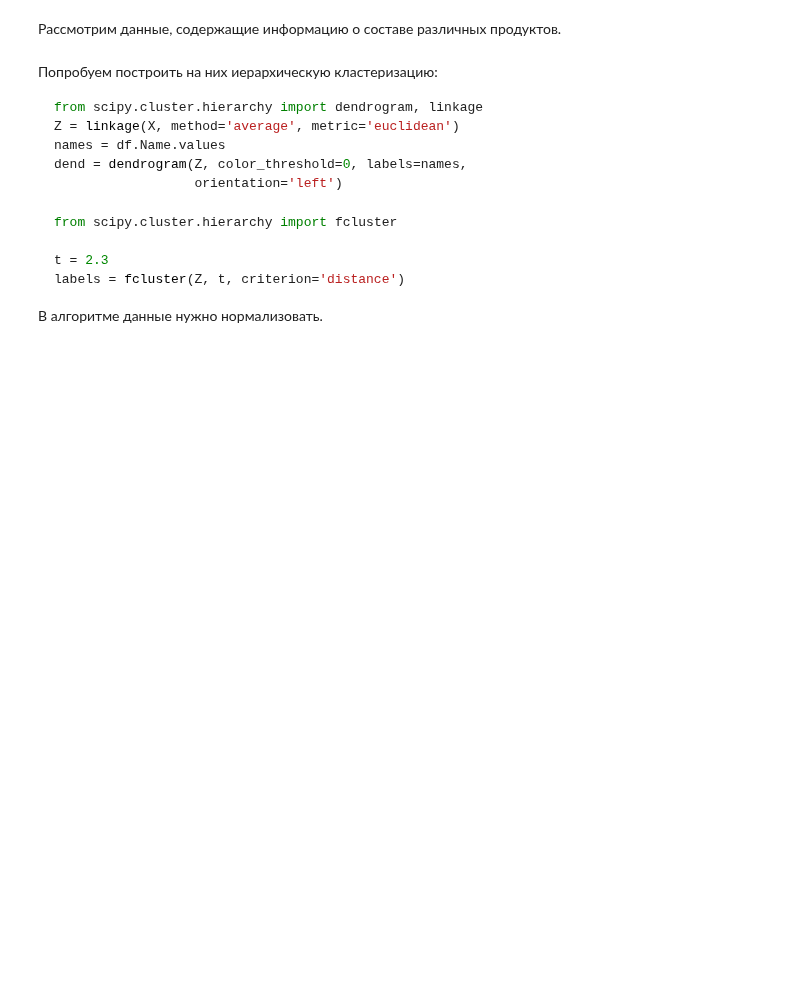
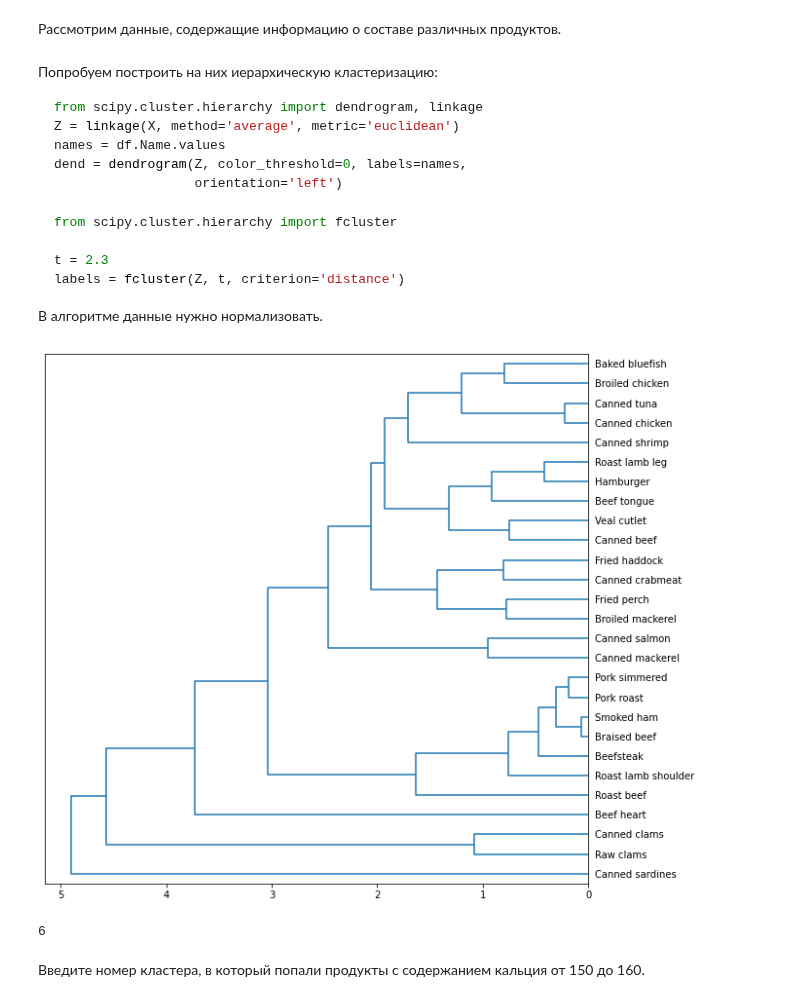
Before and after one commit to IvanovDmitryV/skillfactory_rds, a Jupyter notebook: Unit_7/Draft_ML_7.ipynb, the cells around one changed output. Saved outputs shown, nothing was run; the diff lists cells and outputs as text; code cells hidden in the pictures; blank space fills up the shorter version.

```diff
--- a/Unit_7/Draft_ML_7.ipynb
+++ b/Unit_7/Draft_ML_7.ipynb
@@ -332,7 +333,7 @@ dendrogram(Z, leaf_rotation=90.);
 # %% [markdown]
 Рассмотрим данные, содержащие информацию о составе различных продуктов.
 # %%
-data = pd.read_csv('./Unit_7_data/food.csv',sep=' ')
+food = pd.read_csv('./Unit_7_data/food.csv',sep=' ')
 # %% [markdown]
 Попробуем построить на них иерархическую кластеризацию:
 
@@ -352,0 +356,24 @@ labels = fcluster(Z, t, criterion='distance')
+# %%
+scaler = StandardScaler()
+feats = ['Energy','Protein','Fat','Calcium','Iron']
+XXX = food.copy()
+
+XXX[feats] = scaler.fit_transform(XXX[feats])
+# %%
+Z = linkage(XXX[feats], method='average', metric='euclidean')
+names = food.Name.values
+dend = dendrogram(Z, color_threshold=0, labels=names,
+                  orientation='left')
+# %% [output]
+[figure, added]
+# %%
+from scipy.cluster.hierarchy import fcluster
+
+t = 2.3
+labels = fcluster(Z, t, criterion='distance')
+
+len(np.unique(labels))
+# %% [output]
+6
+# %% [markdown]
+Введите номер кластера, в который попали продукты с содержанием кальция от 150 до 160.
```
Also changed, not shown: parts of 15 cells of this notebook.
